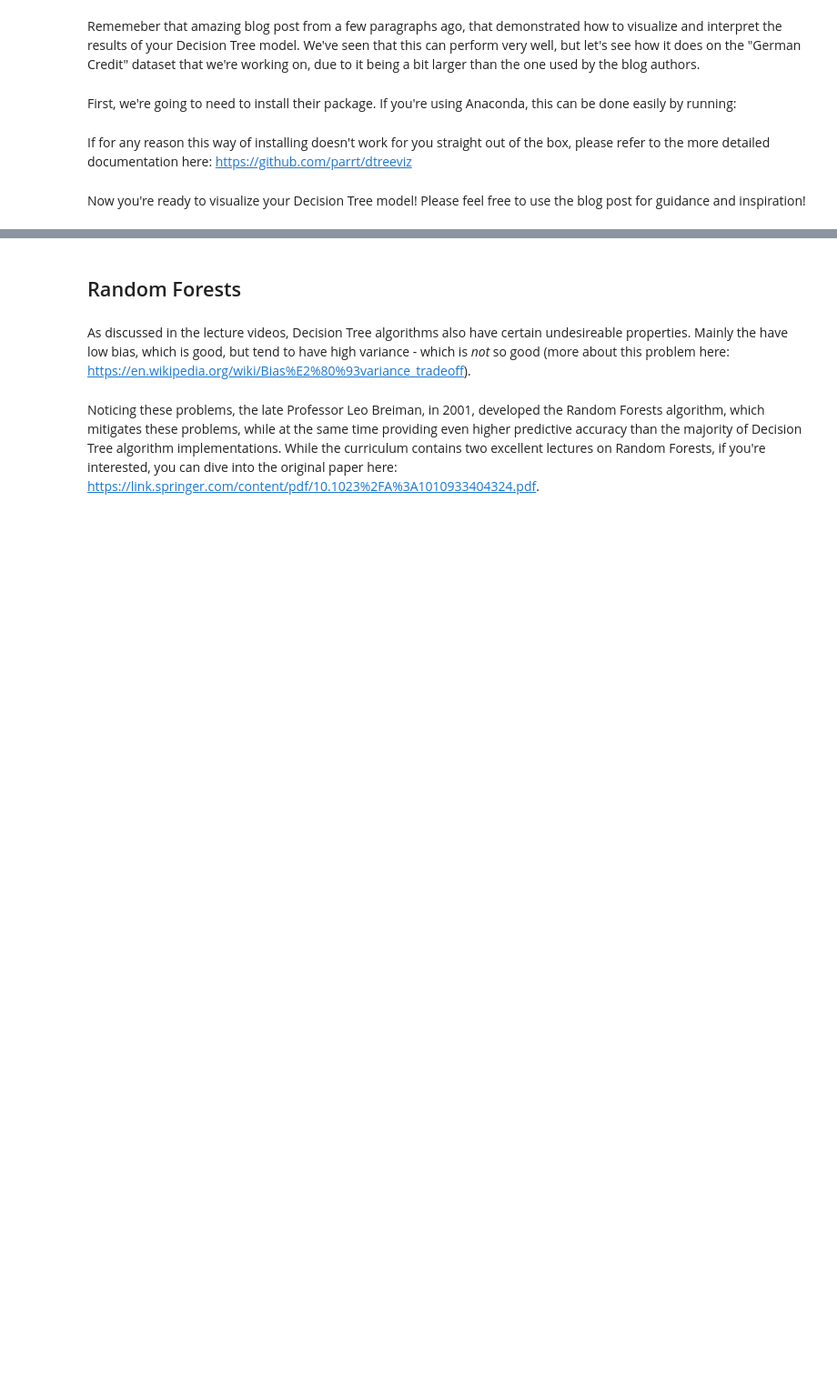
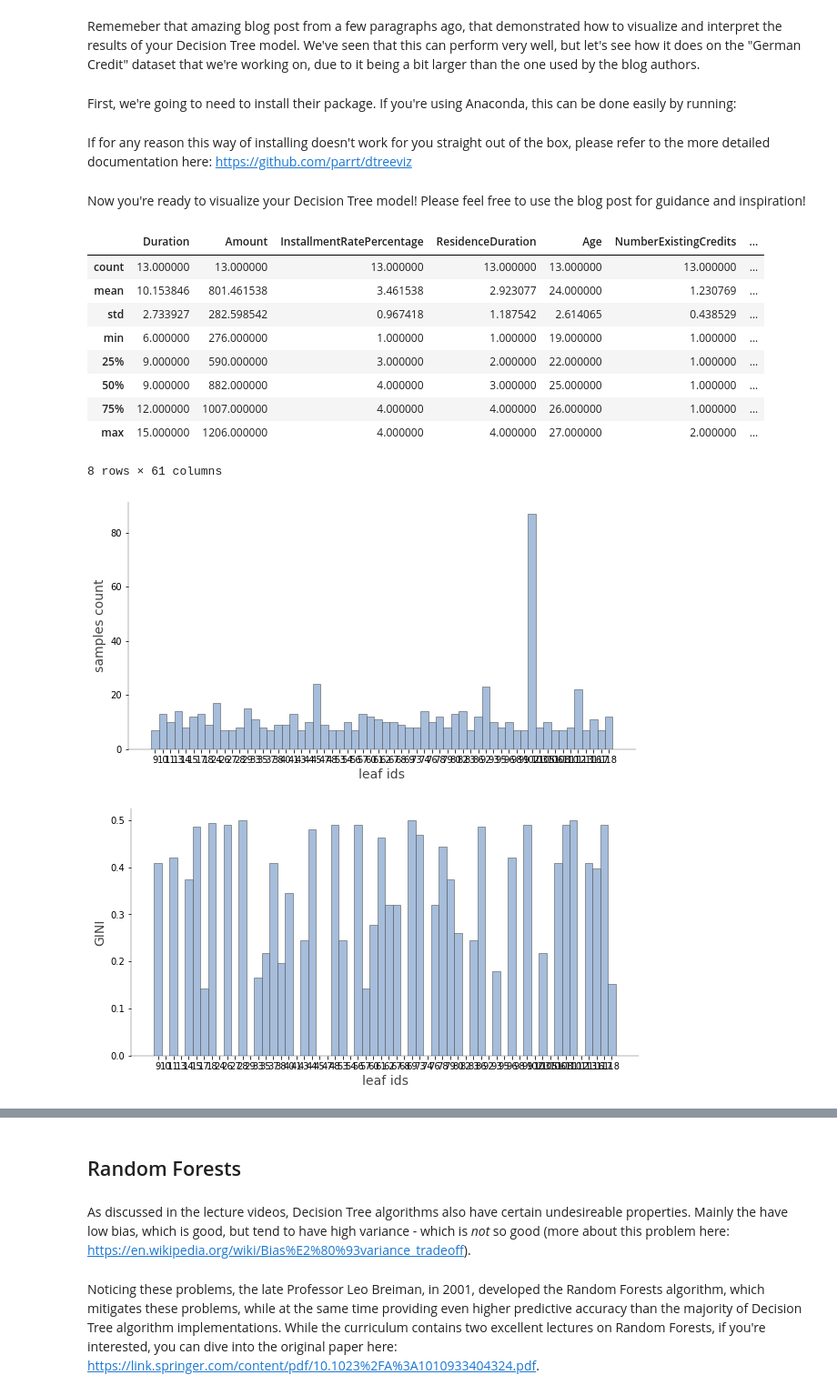
Before and after one commit to truptimr/UCSD-MLE-mini-projects-Jan2021, a Jupyter notebook: mec-13.5.1-tree-based-algorithms-mini-project/Mini_Project_Tree-Based_Algorithms.ipynb, the cells around one changed output, grey strips where cells are left out. Shown at 91% size. Cells and saved outputs as stored; diff of their text form; code cells hidden in the pictures; blank space fills up the shorter version.

Commit message:
Decision Trees assignment.

```diff
--- a/mec-13.5.1-tree-based-algorithms-mini-project/Mini_Project_Tree-Based_Algorithms.ipynb
+++ b/mec-13.5.1-tree-based-algorithms-mini-project/Mini_Project_Tree-Based_Algorithms.ipynb
@@ -42,0 +41,17 @@ from sklearn.model_selection import GridSearchCV
+# %%
+# Your code here! :)
+# load data
+data = pd.read_csv('GermanCredit.csv')
+data.head(5)
+X = data.drop('Class', axis=1)
+Y = data['Class']
+X_train, X_test, y_train, y_test = train_test_split(X,Y,test_size=0.3)
+# %%
+# fit a descision tree with grid search for hyper parameter tuning
+dt = DecisionTreeClassifier(random_state=3)
+params_dt = {'max_depth' : [10,50,100], 'min_samples_leaf' : [0.01, 0.05, 0.1, 0.2]}
+grid_dt = GridSearchCV(estimator=dt,
+                       param_grid=params_dt,
+                       scoring='roc_auc',
+                       cv=5)
+grid_dt.fit(X_train, y_train)
@@ -42,0 +76,16 @@ from sklearn.model_selection import GridSearchCV
+# %%
+# Analyse the best estimator
+# Import roc_auc_score from sklearn.metrics
+from sklearn.metrics import roc_auc_score
+
+# Extract the best estimator
+best_model = grid_dt.best_estimator_
+
+# Predict the test set probabilities of the positive class
+y_pred_proba = grid_dt.predict_proba(X_test)[:,1]
+
+# Compute test_roc_auc
+test_roc_auc = roc_auc_score(y_test,y_pred_proba)
+
+# Print test_roc_auc
+print('Test set ROC AUC score: {:.3f}'.format(test_roc_auc))
@@ -42,0 +94,6 @@ from sklearn.model_selection import GridSearchCV
+# %%
+# classification report for the best estimator
+y_pred = best_model.predict(X_test)
+target_names = ['Good','Bad']
+print(classification_report(y_test, y_pred, target_names=target_names))
+print(grid_dt.best_params_)
@@ -56,0 +131,19 @@ Now you're ready to visualize your Decision Tree model! Please feel free to use
+# %%
+# visulatization of all tree nodes and criterion
+features = X.columns
+sk_dtree = ShadowSKDTree(best_model, X_train, y_train, features, target_names, [1, 0])
+trees.viz_leaf_samples(sk_dtree)
+trees.viz_leaf_criterion(sk_dtree)
+# %% [output]
+|  | Duration | Amount | InstallmentRatePercentage | ResidenceDuration | Age | NumberExistingCredits | ... |
+| count | 13.000000 | 13.000000 | 13.000000 | 13.000000 | 13.000000 | 13.000000 | ... |
+| mean | 10.153846 | 801.461538 | 3.461538 | 2.923077 | 24.000000 | 1.230769 | ... |
+| std | 2.733927 | 282.598542 | 0.967418 | 1.187542 | 2.614065 | 0.438529 | ... |
+| min | 6.000000 | 276.000000 | 1.000000 | 1.000000 | 19.000000 | 1.000000 | ... |
+| 25% | 9.000000 | 590.000000 | 3.000000 | 2.000000 | 22.000000 | 1.000000 | ... |
+| 50% | 9.000000 | 882.000000 | 4.000000 | 3.000000 | 25.000000 | 1.000000 | ... |
+| 75% | 12.000000 | 1007.000000 | 4.000000 | 4.000000 | 26.000000 | 1.000000 | ... |
+| max | 15.000000 | 1206.000000 | 4.000000 | 4.000000 | 27.000000 | 2.000000 | ... |
+8 rows × 61 columns
+[figure, added]
+[figure, added]
```
Also changed, not shown: parts of 13 cells of this notebook.
